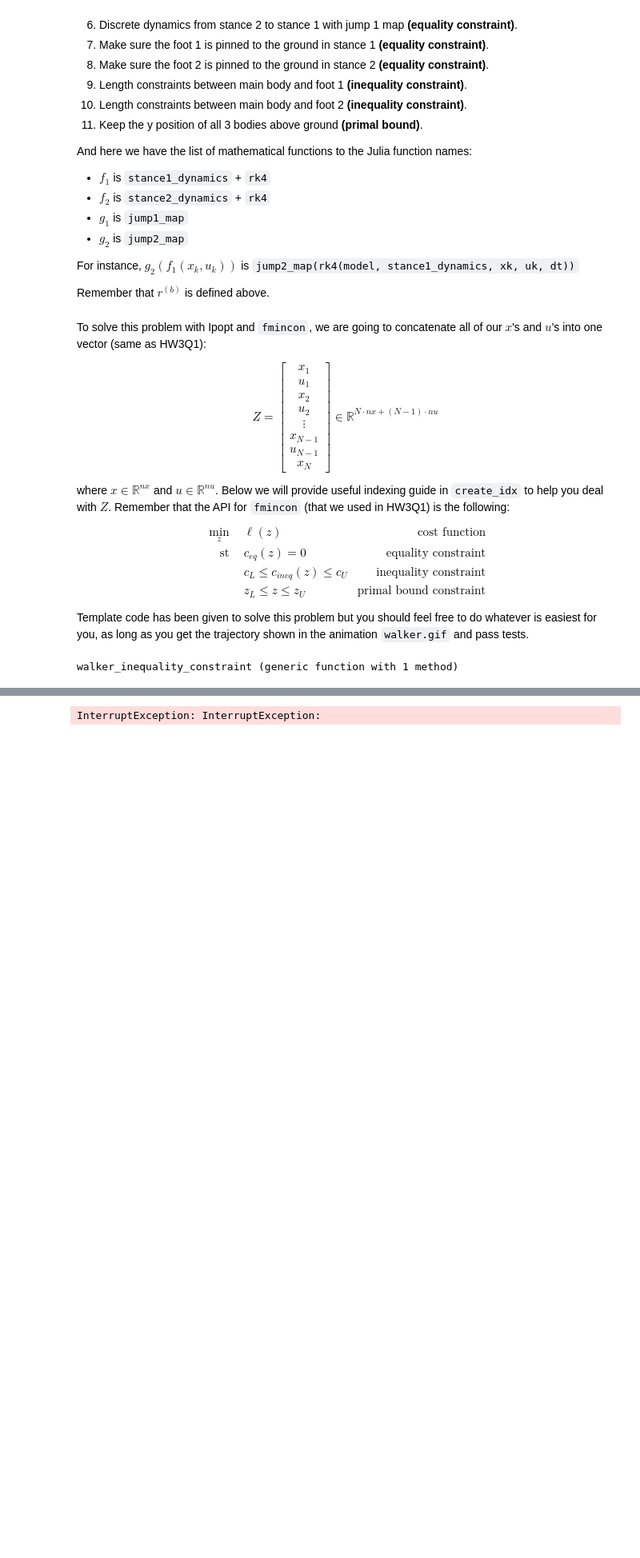
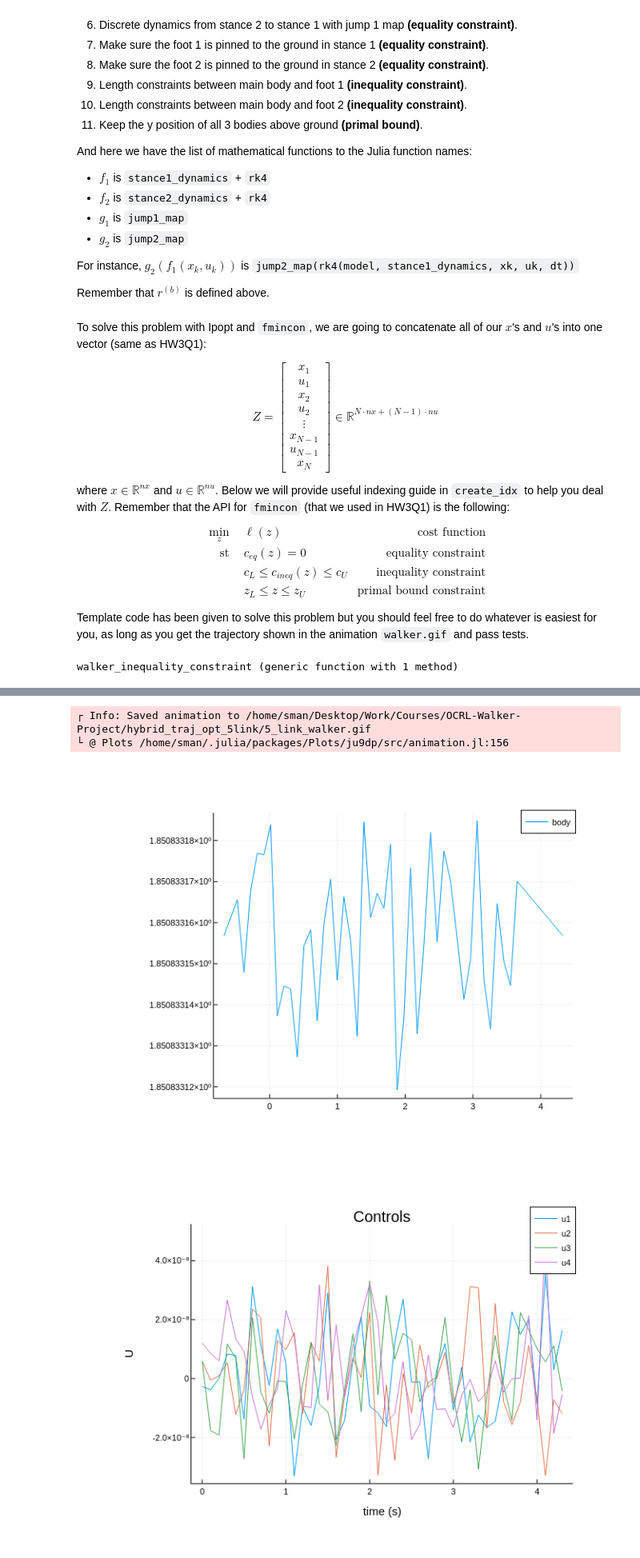
Before and after one commit to stevenwman/OCRL-Walker-Project, a Jupyter notebook: hybrid_traj_opt_5link/hybrid_traj_opt.ipynb, the cells around one changed output, grey strips where cells are left out. Shown at 80% size. Cells and saved outputs as stored; diff of their text form; code cells hidden in the pictures; blank space fills up the shorter version.

Commit message:
debugging dynamcis constraints

```diff
--- a/hybrid_traj_opt_5link/hybrid_traj_opt.ipynb
+++ b/hybrid_traj_opt_5link/hybrid_traj_opt.ipynb
@@ -242,7 +242,7 @@ function walker_equality_constraint(params::NamedTuple, Z::Vector)::Vector
       Z[idx.x[1]] - xic;
       Z[idx.x[N]] - xg;
       walker_dynamics_constraints(params, Z);
-      walker_stance_constraint(params, Z)
+      # walker_stance_constraint(params, Z)
     ]
 end
 
@@ -273,8 +273,6 @@ end
 # %% [output]
 walker_inequality_constraint (generic function with 1 method)
 # %%
-# @testset "walker trajectory optimization" begin
-
 # dynamics parameters
 model = (m1 = 1,  m2 = 1,  m3 = 1,  m4 = 1,  m5 = 1,  m6 = 1,
             l12 = 1, l23 = 1, l34 = 1, l45 = 1, l36 = 1, g = 9.81)
@@ -355,12 +353,13 @@ params = (
 # TODO: primal bounds (constraint 11)
 x_l = -Inf*ones(idx.nz)
 x_u =  Inf*ones(idx.nz)
+
 # for i = 1:N
 #     x_l[idx.x[i][[2]]] .= 0
 # end
 
 # TODO: inequality constraint bounds
-c_l = 0*ones(6*N)
+c_l = -Inf*ones(6*N)
 c_u = Inf*ones(6*N)
 
 # TODO: initial guess, initialize z0 with the reference Xref, Uref
@@ -390,13 +389,12 @@ U = [Z[idx.u[i]] for i = 1:(N-1)]
 Xm = hcat(X...)
 Um = hcat(U...)
 
-animate_walker(Xm, model)
+
+animate_walker(X, model)
 
 display(plot(Xm[1,:],Xm[2,:], label = "body"))
 display(plot(t_vec[1:end-1], Um',xlabel = "time (s)", ylabel = "U",
                 label = ["u1" "u2" "u3" "u4"], title = "Controls"))
-
-# end
 # %% [output]
 ---------checking dimensions of everything----------
 ---------all dimensions good------------------------
@@ -418 +416,4 @@ iter    objective    inf_pr   inf_du lg(mu)  ||d||  lg(rg) alpha_du alpha_pr  ls
-InterruptException: InterruptException:
+┌ Info: Saved animation to /home/sman/Desktop/Work/Courses/OCRL-Walker-Project/hybrid_traj_opt_5link/5_link_walker.gif
+└ @ Plots /home/sman/.julia/packages/Plots/ju9dp/src/animation.jl:156
+[figure, added]
+[figure, added]
```
Also changed, not shown: parts of 1 cell of this notebook, 3 other files.
